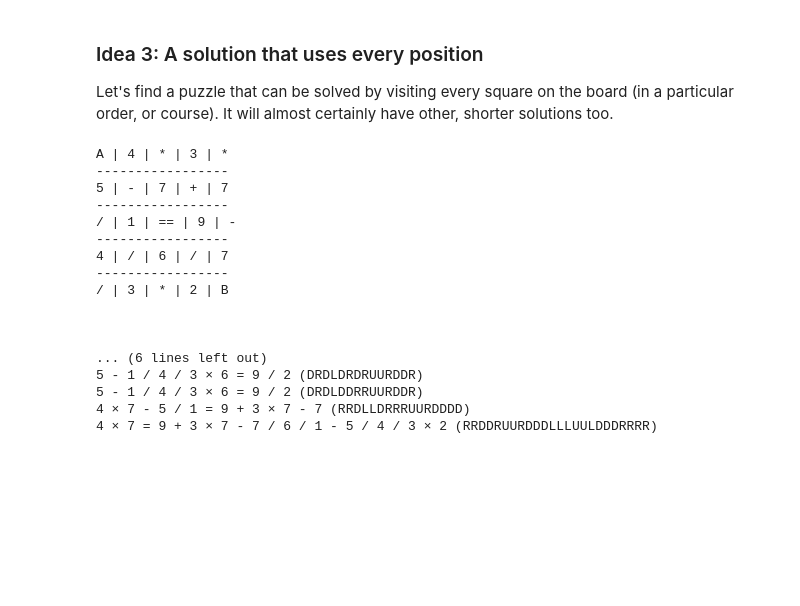
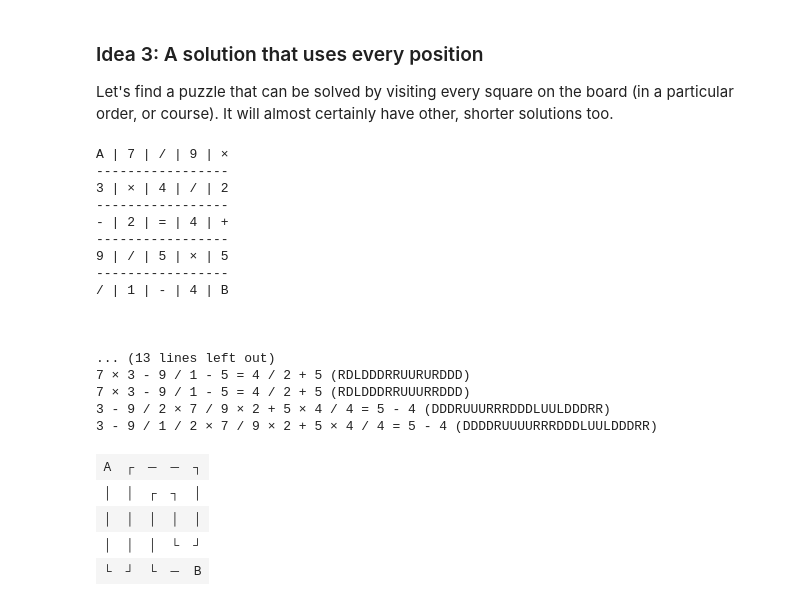
Before and after one commit to roywright/adventofcode2018, a Jupyter notebook: puzzles.ipynb, the cells around one changed output. Cells and saved outputs as stored; diff of their text form; code cells hidden in the pictures; blank space fills up the shorter version.

```diff
--- a/puzzles.ipynb
+++ b/puzzles.ipynb
@@ -820,37 +896,47 @@ Let's find a puzzle that can be solved by visiting every square on the board (in
 # %%
 # Randomly generate puzzles until we get one with
 # a single solution, then show it
 turns = []
 while max([len(t) for t in turns], default = 0) != 24:
     grid = build_grid(5, 9, (0,0), (4,4), (2,2))
     eqns, turns = solve_AtoB(grid)
 
 printgrid(grid)
 print('\n\n')
 
 # Report the size of the solutions set
 print('There are %d valid paths through the grid, producing %d distinct equations.'
      % (len(turns), len(set(eqns))))
 
 # List the solutions in order of size
 sort_index = sorted([(len(t), e, i) for i, (t, e) in enumerate(zip(turns,eqns))])
 for _, _, i in sort_index:
     print('%s (%s)' % (eqns[i].replace('==','=').replace('*','×'), turns[i]))
+
+# Illustrate the longest solution
+print('\n\n')
+start = [(i, row.index('A')) for i, row in enumerate(grid) if 'A' in row][0]
+printpath(turns[sort_index[-1][-1]], start = start)
 # %% [output]
-A | 4 | * | 3 | *
+A | 7 | / | 9 | ×
 -----------------
-5 | - | 7 | + | 7
+3 | × | 4 | / | 2
 -----------------
-/ | 1 | == | 9 | -
+- | 2 | = | 4 | +
 -----------------
-4 | / | 6 | / | 7
+9 | / | 5 | × | 5
 -----------------
-/ | 3 | * | 2 | B
+/ | 1 | - | 4 | B
 
 
 
-... (6 lines left out)
-5 - 1 / 4 / 3 × 6 = 9 / 2 (DRDLDRDRUURDDR)
-5 - 1 / 4 / 3 × 6 = 9 / 2 (DRDLDDRRUURDDR)
-4 × 7 - 5 / 1 = 9 + 3 × 7 - 7 (RRDLLDRRRUURDDDD)
-4 × 7 = 9 + 3 × 7 - 7 / 6 / 1 - 5 / 4 / 3 × 2 (RRDDRUURDDDLLLUULDDDRRRR)
+... (13 lines left out)
+7 × 3 - 9 / 1 - 5 = 4 / 2 + 5 (RDLDDDRRUURURDDD)
+7 × 3 - 9 / 1 - 5 = 4 / 2 + 5 (RDLDDDRRUUURRDDD)
+3 - 9 / 2 × 7 / 9 × 2 + 5 × 4 / 4 = 5 - 4 (DDDRUUURRRDDDLUULDDDRR)
+3 - 9 / 1 / 2 × 7 / 9 × 2 + 5 × 4 / 4 = 5 - 4 (DDDDRUUUURRRDDDLUULDDDRR)
+| A | ┌ | ─ | ─ | ┐ |
+| │ | │ | ┌ | ┐ | │ |
+| │ | │ | │ | │ | │ |
+| │ | │ | │ | └ | ┘ |
+| └ | ┘ | └ | ─ | B |
```
Also changed, not shown: parts of 6 cells of this notebook.
